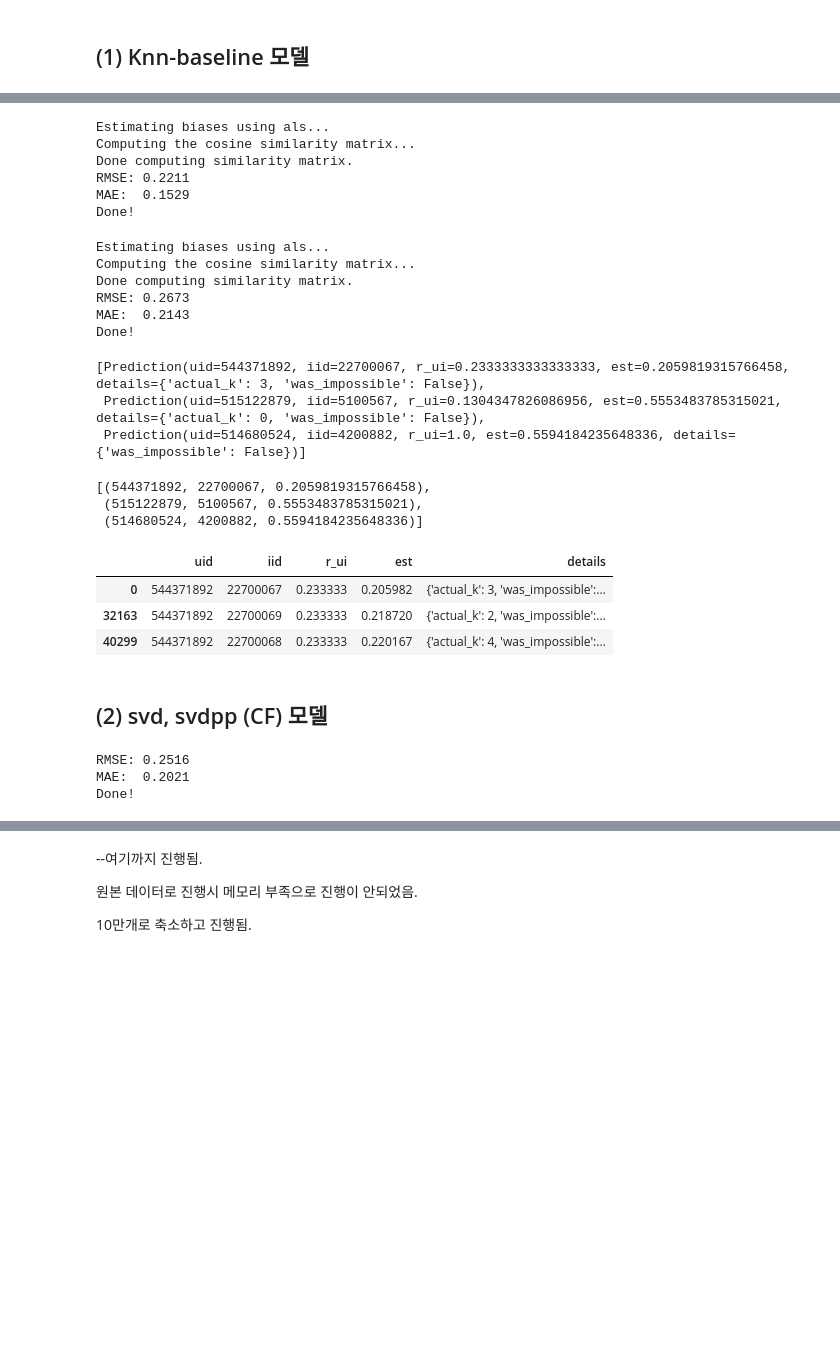
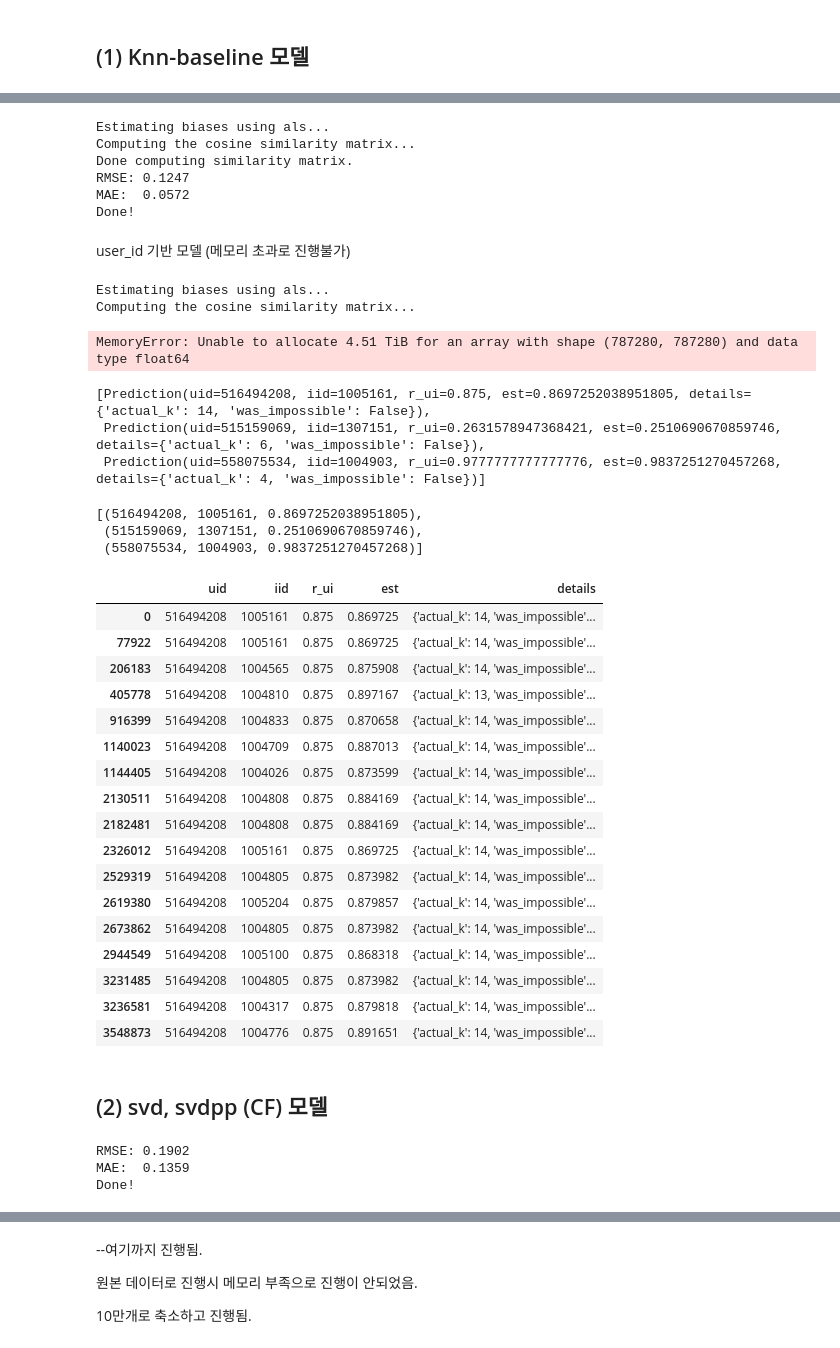
Before and after one commit to benidjor/ecommerce-behavior-data-analysis, a Jupyter notebook: esj_data/cp2_model.ipynb, the cells around one changed output, grey strips where cells are left out. Cells and saved outputs as stored; diff of their text form; code cells hidden in the pictures; blank space fills up the shorter version.

```diff
--- a/esj_data/cp2_model.ipynb
+++ b/esj_data/cp2_model.ipynb
@@ -212,0 +243,4 @@ df_r_m.head()
+# %%
+# read
+df = pd.read_parquet("C://Users//JEON_SANGEON//codestates//data//sample.parquet")
+df
@@ -213,3 +291,5 @@ df_r_m.head()
+# %%
+df_r_m = df.copy()
 # %%
 df_r_m.dtypes
 # %% [output]
@@ -268,8 +359,8 @@ cutoff = int(.5 * len(df_r_m))
 train_r = df_r_m[:cutoff]
 test_r = df_r_m[cutoff:]
 
-train_r = train_r[['user_id', 'product_id', 'value', 'category_code', 'brand']]
-test_r = test_r[['user_id', 'product_id', 'value', 'category_code', 'brand']]
+train_r = train_r[['user_id', 'product_id', 'rating', 'category_code', 'brand']]
+test_r = test_r[['user_id', 'product_id', 'rating', 'category_code', 'brand']]
 print("train_size:", len(train_r), "test_size:", len(test_r))
 train_r.head()
 # %% [output]
@@ -283,8 +374,8 @@ train_size: 50000 test_size: 50000
 # %%
 def convert_traintest_dataframe_forsurprise(training_dataframe, testing_dataframe):
     reader = Reader(rating_scale=(0, 5))
-    trainset = Dataset.load_from_df(training_dataframe[['user_id', 'product_id', 'value']], reader)
-    testset = Dataset.load_from_df(testing_dataframe[['user_id', 'product_id', 'value']], reader)
+    trainset = Dataset.load_from_df(training_dataframe[['user_id', 'product_id', 'rating']], reader)
+    testset = Dataset.load_from_df(testing_dataframe[['user_id', 'product_id', 'rating']], reader)
 
     trainset = trainset.construct_trainset(trainset.raw_ratings)
     testset = testset.construct_testset(testset.raw_ratings)
@@ -299,6 +405,7 @@ trainset, testset = convert_traintest_dataframe_forsurprise(train_r, test_r)
 # basic collaborative filtering algorithm taking into account a baseline rating.
 # content-based filtering (CBF)
 # 참조: https://surprise.readthedocs.io/en/stable/knn_inspired.html
+
 
 sim_options = {'name': 'cosine',
                'user_based': False  # content(item)-based similarity
@@ -319,9 +426,11 @@ print("Done!")
 Estimating biases using als...
 Computing the cosine similarity matrix...
 Done computing similarity matrix.
-RMSE: 0.2211
-MAE:  0.1529
+RMSE: 0.1247
+MAE:  0.0572
 Done!
+# %% [markdown]
+user_id 기반 모델 (메모리 초과로 진행불가)
 # %%
 # basic collaborative filtering algorithm taking into account a baseline rating.
 # user-based filtering (CBF)
@@ -345,36 +454,47 @@ print("Done!")
 # %% [output]
 Estimating biases using als...
 Computing the cosine similarity matrix...
-Done computing similarity matrix.
-RMSE: 0.2673
-MAE:  0.2143
-Done!
+MemoryError: Unable to allocate 4.51 TiB for an array with shape (787280, 787280) and data type float64
 # %%
 knnbaseline_predictions_i = knnbaseline_algo_i.test(testset)
 knnbaseline_predictions_i[:3]
 # %% [output]
-[Prediction(uid=544371892, iid=22700067, r_ui=0.2333333333333333, est=0.2059819315766458, details={'actual_k': 3, 'was_impossible': False}),
- Prediction(uid=515122879, iid=5100567, r_ui=0.1304347826086956, est=0.5553483785315021, details={'actual_k': 0, 'was_impossible': False}),
- Prediction(uid=514680524, iid=4200882, r_ui=1.0, est=0.5594184235648336, details={'was_impossible': False})]
+[Prediction(uid=516494208, iid=1005161, r_ui=0.875, est=0.8697252038951805, details={'actual_k': 14, 'was_impossible': False}),
+ Prediction(uid=515159069, iid=1307151, r_ui=0.2631578947368421, est=0.2510690670859746, details={'actual_k': 6, 'was_impossible': False}),
+ Prediction(uid=558075534, iid=1004903, r_ui=0.9777777777777776, est=0.9837251270457268, details={'actual_k': 4, 'was_impossible': False})]
 # %%
 # uid, iid, r_ui(실제 평점) ,est(예측평점) 추출
 
 [(pred.uid, pred.iid, pred.est) for pred in knnbaseline_predictions_i[:3]]
 # %% [output]
-[(544371892, 22700067, 0.2059819315766458),
- (515122879, 5100567, 0.5553483785315021),
- (514680524, 4200882, 0.5594184235648336)]
+[(516494208, 1005161, 0.8697252038951805),
+ (515159069, 1307151, 0.2510690670859746),
+ (558075534, 1004903, 0.9837251270457268)]
 # %%
-# uid = 998923 에 대한 유사도 높은 예측 iid, est 조회.
+# uid = 516494208 에 대한 유사도 높은 예측 iid, est 조회.
 # 참고: https://hmkim312.github.io/posts/%EC%84%9C%ED%94%84%EB%9D%BC%EC%9D%B4%EC%A6%88(Surprise)%EB%A5%BC_%EC%82%AC%EC%9A%A9%ED%95%9C_%EC%B6%94%EC%B2%9C%EC%8B%9C%EC%8A%A4%ED%85%9C(Recommendations)/
 
 pred_df = pd.DataFrame(knnbaseline_predictions_i)
-pred_df[(pred_df['uid']==544371892)]
+pred_df[(pred_df['uid']==516494208)]
 # %% [output]
 |  | uid | iid | r_ui | est | details |
-| 0 | 544371892 | 22700067 | 0.233333 | 0.205982 | {'actual_k': 3, 'was_impossible':... |
-| 32163 | 544371892 | 22700069 | 0.233333 | 0.218720 | {'actual_k': 2, 'was_impossible':... |
-| 40299 | 544371892 | 22700068 | 0.233333 | 0.220167 | {'actual_k': 4, 'was_impossible':... |
+| 0 | 516494208 | 1005161 | 0.875 | 0.869725 | {'actual_k': 14, 'was_impossible'... |
+| 77922 | 516494208 | 1005161 | 0.875 | 0.869725 | {'actual_k': 14, 'was_impossible'... |
+| 206183 | 516494208 | 1004565 | 0.875 | 0.875908 | {'actual_k': 14, 'was_impossible'... |
+| 405778 | 516494208 | 1004810 | 0.875 | 0.897167 | {'actual_k': 13, 'was_impossible'... |
+| 916399 | 516494208 | 1004833 | 0.875 | 0.870658 | {'actual_k': 14, 'was_impossible'... |
+| 1140023 | 516494208 | 1004709 | 0.875 | 0.887013 | {'actual_k': 14, 'was_impossible'... |
+| 1144405 | 516494208 | 1004026 | 0.875 | 0.873599 | {'actual_k': 14, 'was_impossible'... |
+| 2130511 | 516494208 | 1004808 | 0.875 | 0.884169 | {'actual_k': 14, 'was_impossible'... |
+| 2182481 | 516494208 | 1004808 | 0.875 | 0.884169 | {'actual_k': 14, 'was_impossible'... |
+| 2326012 | 516494208 | 1005161 | 0.875 | 0.869725 | {'actual_k': 14, 'was_impossible'... |
+| 2529319 | 516494208 | 1004805 | 0.875 | 0.873982 | {'actual_k': 14, 'was_impossible'... |
+| 2619380 | 516494208 | 1005204 | 0.875 | 0.879857 | {'actual_k': 14, 'was_impossible'... |
+| 2673862 | 516494208 | 1004805 | 0.875 | 0.873982 | {'actual_k': 14, 'was_impossible'... |
+| 2944549 | 516494208 | 1005100 | 0.875 | 0.868318 | {'actual_k': 14, 'was_impossible'... |
+| 3231485 | 516494208 | 1004805 | 0.875 | 0.873982 | {'actual_k': 14, 'was_impossible'... |
+| 3236581 | 516494208 | 1004317 | 0.875 | 0.879818 | {'actual_k': 14, 'was_impossible'... |
+| 3548873 | 516494208 | 1004776 | 0.875 | 0.891651 | {'actual_k': 14, 'was_impossible'... |
 # %% [markdown]
 ## (2) svd, svdpp (CF) 모델
 # %%
@@ -394,8 +514,8 @@ accuracy.rmse(svd_predictions)
 accuracy.mae(svd_predictions)
 print("Done!")
 # %% [output]
-RMSE: 0.2516
-MAE:  0.2021
+RMSE: 0.1902
+MAE:  0.1359
 Done!
 # %%
 # matrix factorization/ collaborative filtering(CF)
```
Also changed, not shown: parts of 57 cells of this notebook.
